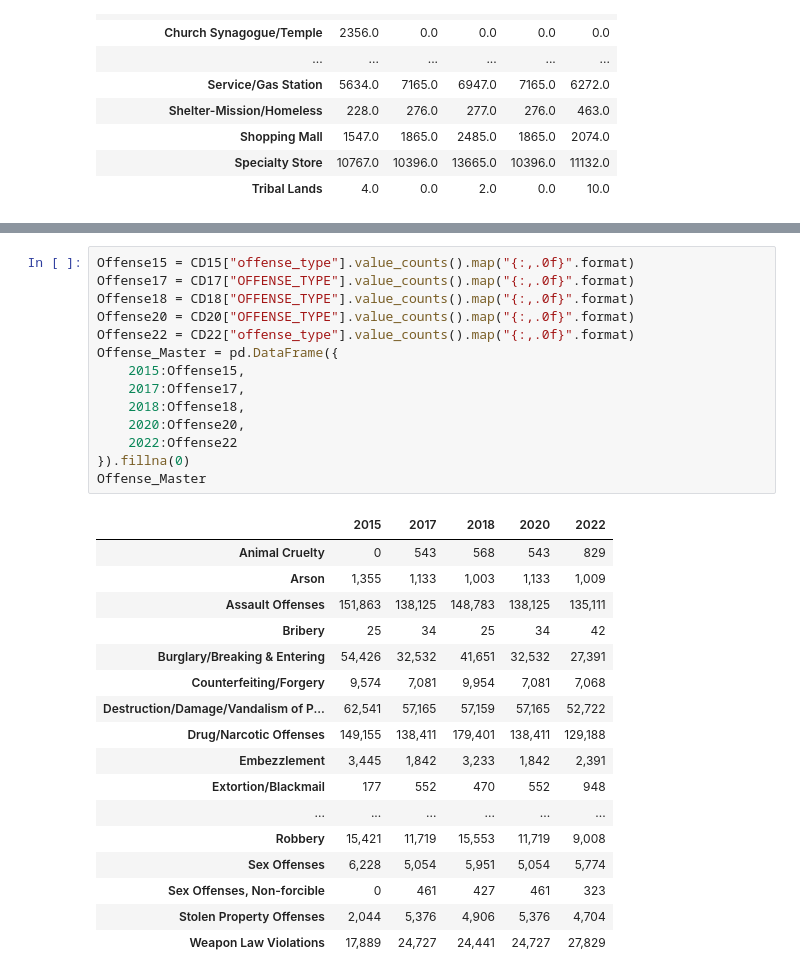
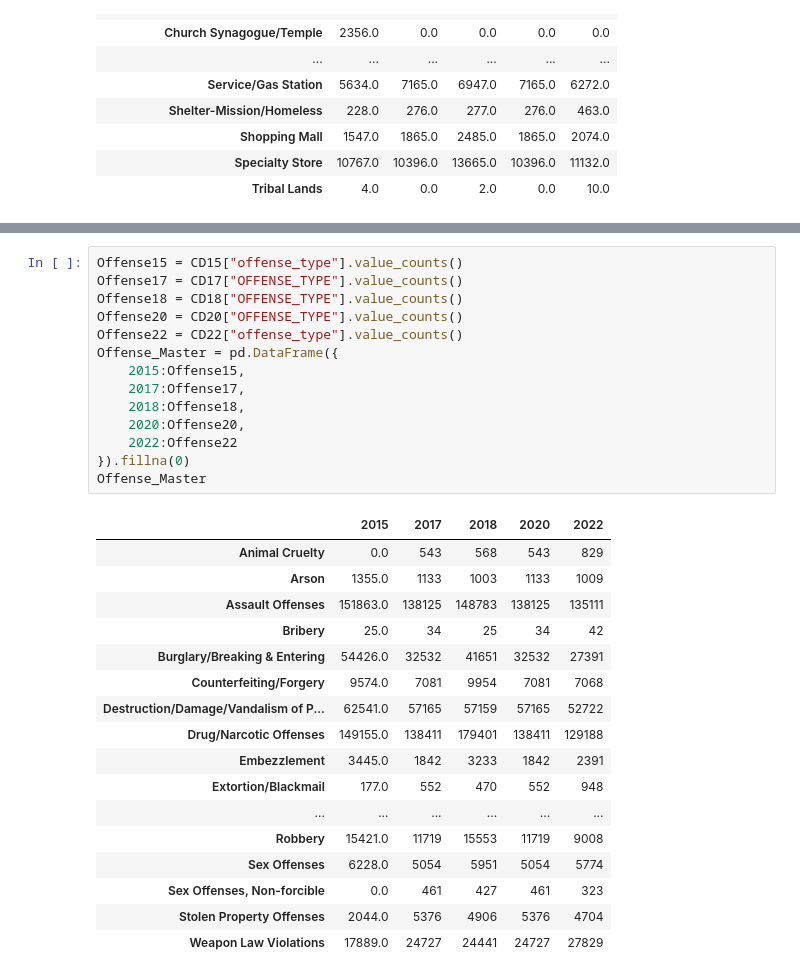
Before and after one commit to EFMelville/project-one, a Jupyter notebook: Master_Data_Ref_All.ipynb, the cells around one changed output, grey strips where cells are left out. Saved outputs shown, nothing was run; the diff lists cells and outputs as text.

```diff
--- a/Master_Data_Ref_All.ipynb
+++ b/Master_Data_Ref_All.ipynb
@@ -231,35 +233,35 @@ plt.savefig("Graphs/Offenses_per_location_per_year.png")
 [interactive output not drawn]
 [interactive output not drawn]
 # %%
-Offense15 = CD15["offense_type"].value_counts().map("{:,.0f}".format)
-Offense17 = CD17["OFFENSE_TYPE"].value_counts().map("{:,.0f}".format)
-Offense18 = CD18["OFFENSE_TYPE"].value_counts().map("{:,.0f}".format)
-Offense20 = CD20["OFFENSE_TYPE"].value_counts().map("{:,.0f}".format)
-Offense22 = CD22["offense_type"].value_counts().map("{:,.0f}".format)
+Offense15 = CD15["offense_type"].value_counts()
+Offense17 = CD17["OFFENSE_TYPE"].value_counts()
+Offense18 = CD18["OFFENSE_TYPE"].value_counts()
+Offense20 = CD20["OFFENSE_TYPE"].value_counts()
+Offense22 = CD22["offense_type"].value_counts()
 Offense_Master = pd.DataFrame({
     2015:Offense15,
     2017:Offense17,
     2018:Offense18,
     2020:Offense20,
     2022:Offense22
 }).fillna(0)
 Offense_Master
 # %% [output]
 |  | 2015 | 2017 | 2018 | 2020 | 2022 |
-| Animal Cruelty | 0 | 543 | 568 | 543 | 829 |
-| Arson | 1,355 | 1,133 | 1,003 | 1,133 | 1,009 |
-| Assault Offenses | 151,863 | 138,125 | 148,783 | 138,125 | 135,111 |
-| Bribery | 25 | 34 | 25 | 34 | 42 |
-| Burglary/Breaking & Entering | 54,426 | 32,532 | 41,651 | 32,532 | 27,391 |
-| Counterfeiting/Forgery | 9,574 | 7,081 | 9,954 | 7,081 | 7,068 |
-| Destruction/Damage/Vandalism of P... | 62,541 | 57,165 | 57,159 | 57,165 | 52,722 |
-| Drug/Narcotic Offenses | 149,155 | 138,411 | 179,401 | 138,411 | 129,188 |
-| Embezzlement | 3,445 | 1,842 | 3,233 | 1,842 | 2,391 |
-| Extortion/Blackmail | 177 | 552 | 470 | 552 | 948 |
+| Animal Cruelty | 0.0 | 543 | 568 | 543 | 829 |
+| Arson | 1355.0 | 1133 | 1003 | 1133 | 1009 |
+| Assault Offenses | 151863.0 | 138125 | 148783 | 138125 | 135111 |
+| Bribery | 25.0 | 34 | 25 | 34 | 42 |
+| Burglary/Breaking & Entering | 54426.0 | 32532 | 41651 | 32532 | 27391 |
+| Counterfeiting/Forgery | 9574.0 | 7081 | 9954 | 7081 | 7068 |
+| Destruction/Damage/Vandalism of P... | 62541.0 | 57165 | 57159 | 57165 | 52722 |
+| Drug/Narcotic Offenses | 149155.0 | 138411 | 179401 | 138411 | 129188 |
+| Embezzlement | 3445.0 | 1842 | 3233 | 1842 | 2391 |
+| Extortion/Blackmail | 177.0 | 552 | 470 | 552 | 948 |
 | ... | ... | ... | ... | ... | ... |
-| Robbery | 15,421 | 11,719 | 15,553 | 11,719 | 9,008 |
-| Sex Offenses | 6,228 | 5,054 | 5,951 | 5,054 | 5,774 |
-| Sex Offenses, Non-forcible | 0 | 461 | 427 | 461 | 323 |
-| Stolen Property Offenses | 2,044 | 5,376 | 4,906 | 5,376 | 4,704 |
-| Weapon Law Violations | 17,889 | 24,727 | 24,441 | 24,727 | 27,829 |
+| Robbery | 15421.0 | 11719 | 15553 | 11719 | 9008 |
+| Sex Offenses | 6228.0 | 5054 | 5951 | 5054 | 5774 |
+| Sex Offenses, Non-forcible | 0.0 | 461 | 427 | 461 | 323 |
+| Stolen Property Offenses | 2044.0 | 5376 | 4906 | 5376 | 4704 |
+| Weapon Law Violations | 17889.0 | 24727 | 24441 | 24727 | 27829 |
 # %%
```
Also changed, not shown: parts of 3 cells of this notebook, 10 other files.
